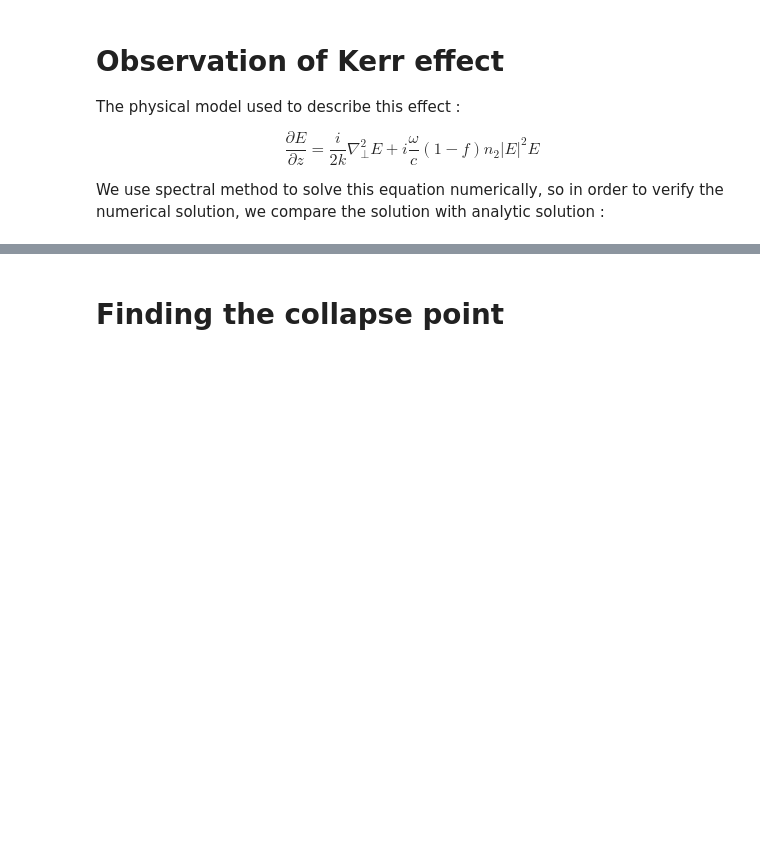
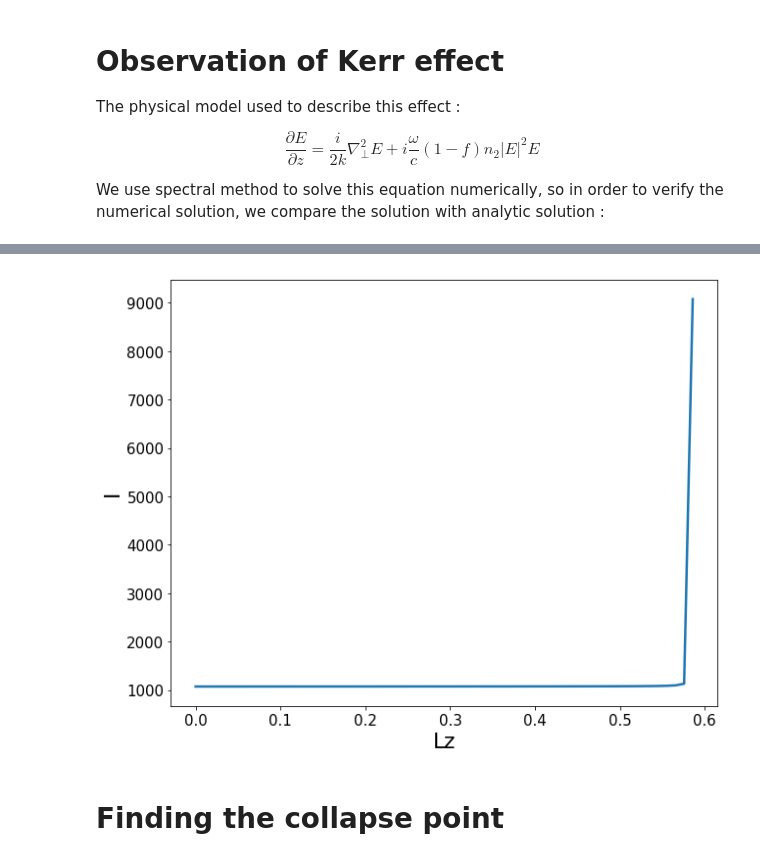
Before and after one commit to kimhong-chao/Project-PHY571, a Jupyter notebook: analysis/analyze_kerr.ipynb, the cells around one changed output, grey strips where cells are left out. Saved outputs shown, nothing was run; the diff lists cells and outputs as text; code cells hidden in the pictures; blank space fills up the shorter version.

```diff
--- a/analysis/analyze_kerr.ipynb
+++ b/analysis/analyze_kerr.ipynb
@@ -120,3 +59,24 @@ fig.show()
+# %%
+#Total of laser along z
+list_e = []
+num_point = inten_num.shape[0]
+for i in range(num_point):
+    list_e.append(np.sum(inten_num[i]))
+screen = np.linspace(0, Lz, inten_num.shape[0])
+list_e = np.asarray(list_e)
+
+Pcr_const = np.zeros(inten_num.shape[0]) + Pcr
+fig, ax = plt.subplots()
+ax.plot(screen, list_e)
+#ax.plot(screen, Pcr_const)
+ax.set_xlabel('Lz')
+ax.set_ylabel('I')
+ax.legend()
+#plt.xlim(0.1, 0.3)
+#plt.ylim(1000, 1600)
+fig.show()
+# %% [output]
+[figure, added]
 # %% [markdown]
 # Finding the collapse point
 # %%
```
Also changed, not shown: parts of 9 cells of this notebook.
